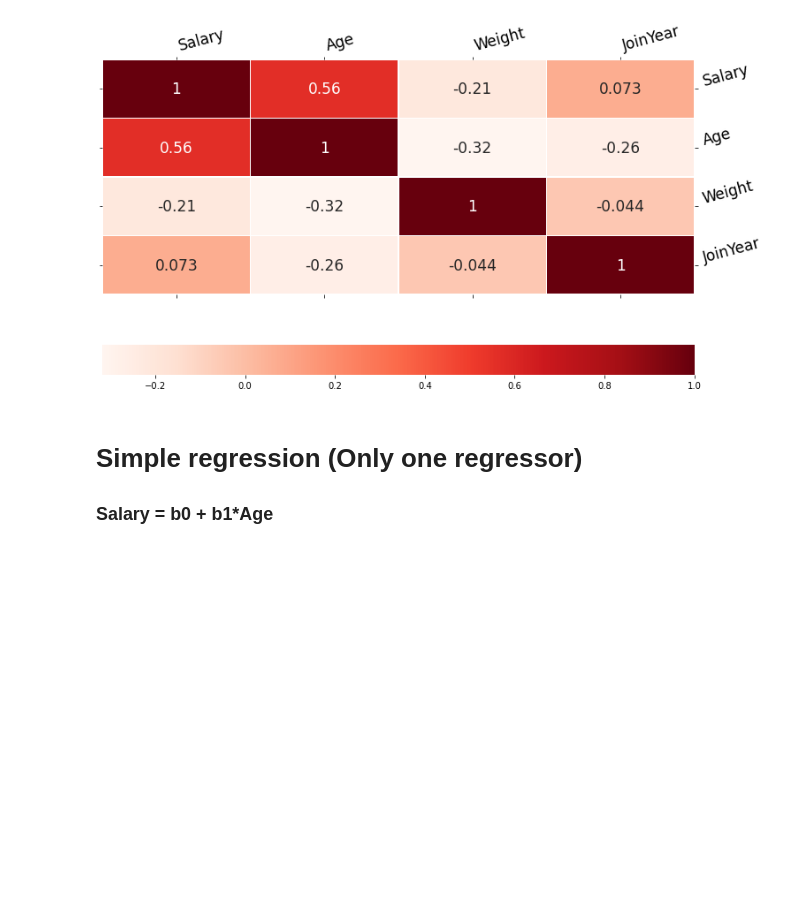
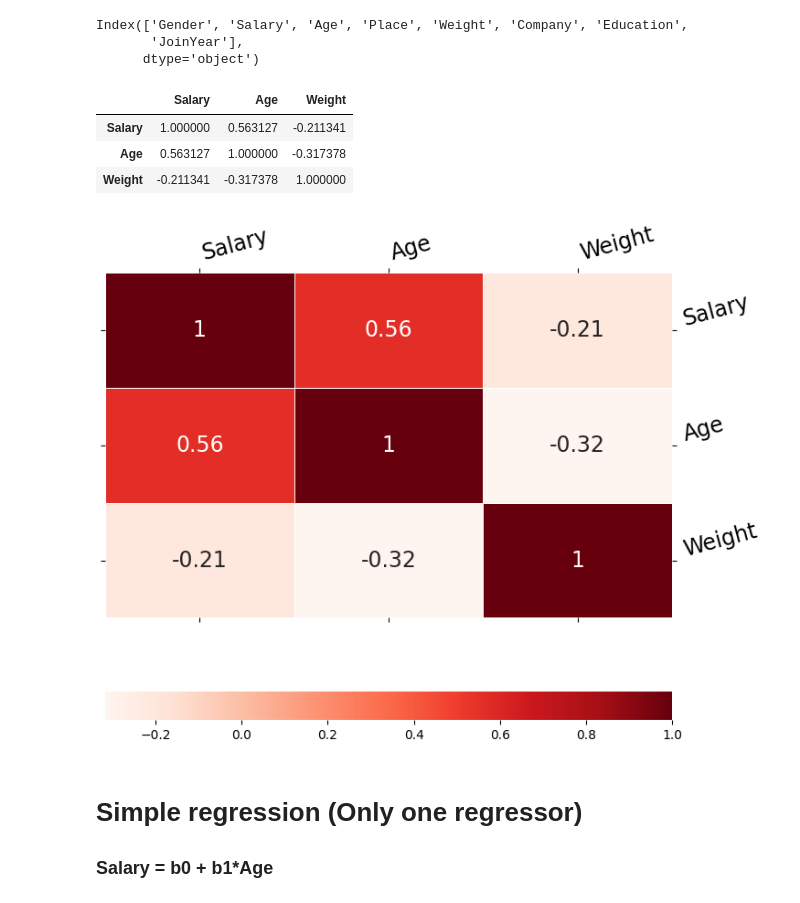
Before and after one commit to tdm09/Apuntes2039, a Jupyter notebook: 080_regresion.ipynb, the cells around one changed output. Saved outputs shown, nothing was run; the diff lists cells and outputs as text; code cells hidden in the pictures; blank space fills up the shorter version.

```diff
--- a/080_regresion.ipynb
+++ b/080_regresion.ipynb
@@ -137,10 +139,25 @@ import pandas as pd
 import statsmodels.api as sm
 import numpy as np
 from sklearn import linear_model
+# %%
+df.columns
+# %% [output]
+Index(['Gender', 'Salary', 'Age', 'Place', 'Weight', 'Company', 'Education',
+       'JoinYear'],
+      dtype='object')
+# %%
+ndf = df[['Salary', 'Age',   'Weight']]
+# %%
+ndf.corr()
+# %% [output]
+|  | Salary | Age | Weight |
+| Salary | 1.000000 | 0.563127 | -0.211341 |
+| Age | 0.563127 | 1.000000 | -0.317378 |
+| Weight | -0.211341 | -0.317378 | 1.000000 |
 # %%
 
-hm = plt.subplots(figsize=(12, 7))
-hm = sns.heatmap(df.corr(),
+hm = plt.subplots(figsize=(8, 7))
+hm = sns.heatmap(ndf.corr(),
            annot = True,
            linewidth=0.5,
             cmap = 'Reds',
@@ -153,34 +170,34 @@ hm.set_yticklabels(hm.get_ymajorticklabels(),
                   )
 hm.set_yticklabels(hm.get_ymajorticklabels(),
                    fontsize = 17,
                    rotation = 15
                   )
 hm.tick_params(#axis='y',
                right=True,  # a line will appear if it is true
                labelleft=False,
                labelright=True,
               )
 #to place the top lables in 'left' position
 ylables = hm.get_yticklabels()#which='both')
 for i in ylables:
     i.set_va('bottom')
 
 hm.set_xticklabels(hm.get_xmajorticklabels(),
                    fontsize = 17,
                    rotation = 15
                   )
 hm.tick_params(#axis='x',
                top=True,  # a line will appear if it is true
                labeltop=True,
                labelbottom=False,
               )
 
 #to place the top lables in 'left' position
 ticklbls = hm.get_xticklabels()#which='both')
 for x in ticklbls:
     x.set_ha('left')
 # %% [output]
-[figure, old version]
+[figure, new version]
 # %% [markdown]
 # Simple regression (Only one regressor)
 
```
Also changed, not shown: parts of 37 cells of this notebook.
